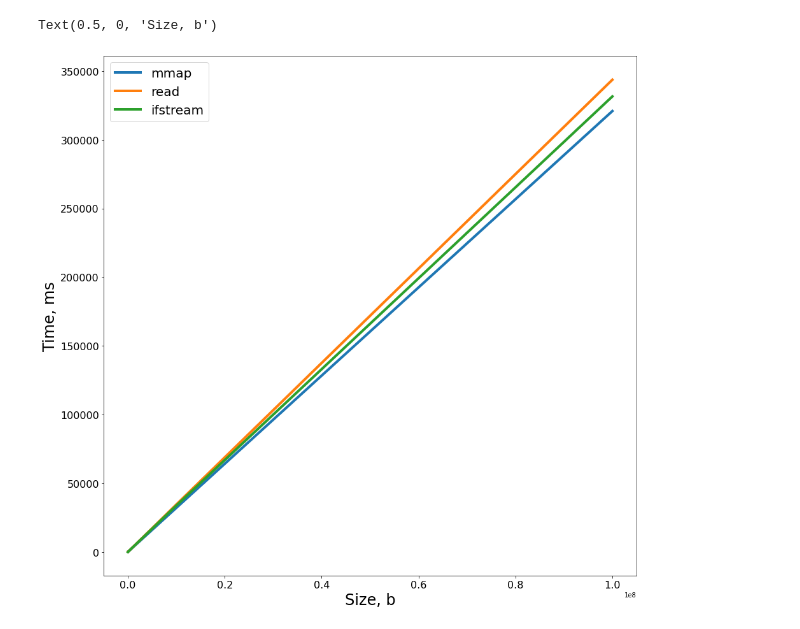
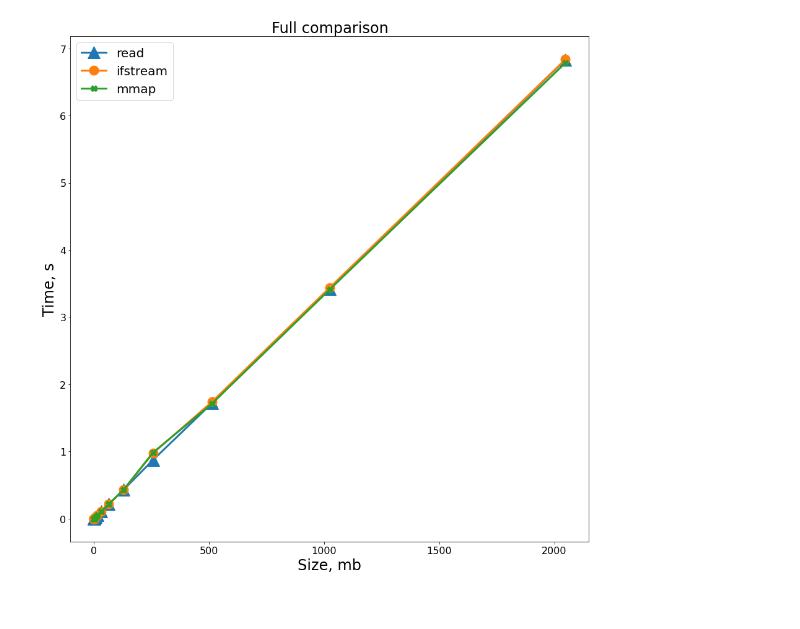
Before and after one commit to bagrorg/file_reading_analysis, a Jupyter notebook: report_process/report_work.ipynb, the cells around one changed output. Saved outputs shown, nothing was run; the diff lists cells and outputs as text; code cells hidden in the pictures.

```diff
--- a/report_process/report_work.ipynb
+++ b/report_process/report_work.ipynb
@@ -45,0 +78,4 @@ Method: ifstream
+# %%
+maxs = df_batches.groupby('size')['duration'].transform('max')
+df_batches = df_batches[~(df_batches['duration'] == maxs)]
+df_batches['size'].unique()
@@ -45,0 +126,4 @@ Method: ifstream
+# %%
+for f in files:
+    os.system(f'{path} -m mmap -i {f} -o report_mmap.csv -r 10')
+    print(f'{f} done')
@@ -46,4 +148,4 @@ Method: ifstream
 # %%
-df = pd.read_csv('report.csv')
+df = pd.read_csv('report_mmap.csv')
 df
 # %% [output]
@@ -80,0 +183,12 @@ df
+# %%
+df_fastest_ri = df_batches[df_batches['batch'] == 131072]
+df_fastest_read = df_fastest_ri[df_fastest_ri['method'] == 'read']
+df_fastest_ifstream = df_fastest_ri[df_fastest_ri['method'] == 'ifstream']
+
+df_fastest_ifstream['size'] /= 1024 * 1024
+df_fastest_read['size'] /= 1024 * 1024
+df['size'] /= 1024 * 1024
+
+df_fastest_ifstream['duration'] /= 1000000
+df_fastest_read['duration'] /= 1000000
+df['duration'] /= 1000000
@@ -81,10 +213,12 @@ df
 # %%
-ax = df[df['method'] == 'mmap'].groupby('size').mean().plot(y='duration', figsize=(15,15), fontsize=16, lw=4)
-ax = df[df['method'] == 'read'].groupby('size').mean().plot(y='duration', ax=ax, figsize=(15,15), fontsize=16, lw=4)
-ax = df[df['method'] == 'ifstream'].groupby('size').mean().plot(y='duration', ax=ax, figsize=(15,15), fontsize=16, lw=4)
-ax.legend(['mmap', 'read', 'ifstream'], fontsize=20)
-ax.set_ylabel('Time, ms', fontdict={'fontsize':24})
-ax.set_xlabel('Size, b', fontdict={'fontsize':24})
+ax2 = df_fastest_read.groupby('size').mean().plot(y='duration', figsize=(15,15), fontsize=16, lw=3, style=['-^'], markersize=20)
+ax2 = df_fastest_ifstream.groupby('size').mean().plot(y='duration', figsize=(15,15), fontsize=16, lw=3, ax=ax2, style=['-o'], markersize=15)
+ax2 = df.groupby('size').mean().plot(y='duration', figsize=(15,15), fontsize=16, lw=3, ax=ax2, style=['-X'], markersize=10)
+
+ax2.legend(['read', 'ifstream', 'mmap'], fontsize=20)
+ax2.set_ylabel('Time, s', fontdict={'fontsize':24})
+ax2.set_xlabel('Size, mb', fontdict={'fontsize':24})
+ax2.set_title(f'Full comparison', fontdict={'fontsize':24})
+ax2.get_figure().savefig('full.png')
 # %% [output]
-Text(0.5, 0, 'Size, b')
-[figure, old version]
+[figure, new version]
```
Also changed, not shown: parts of 18 cells of this notebook, 2 other files.
